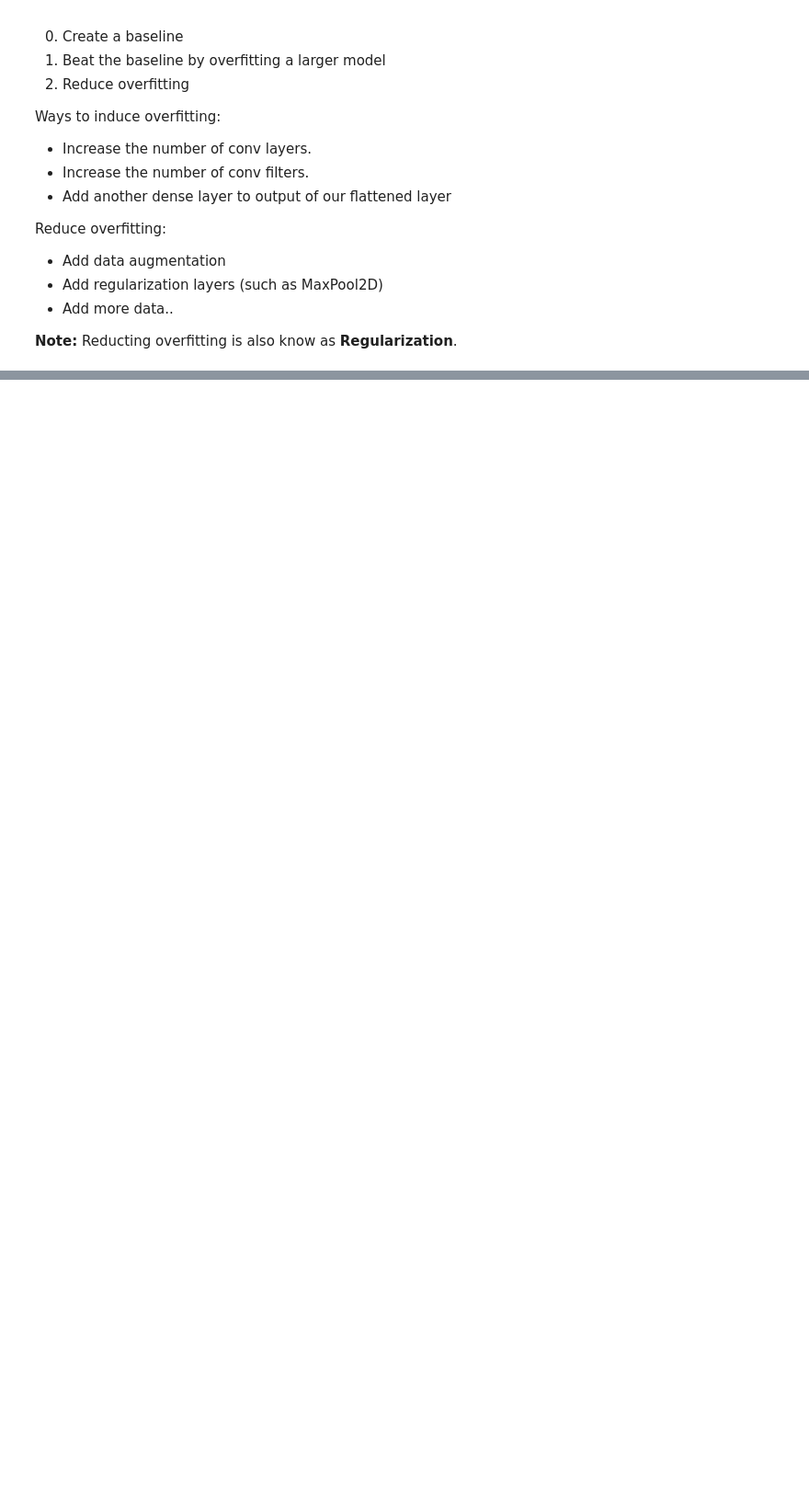
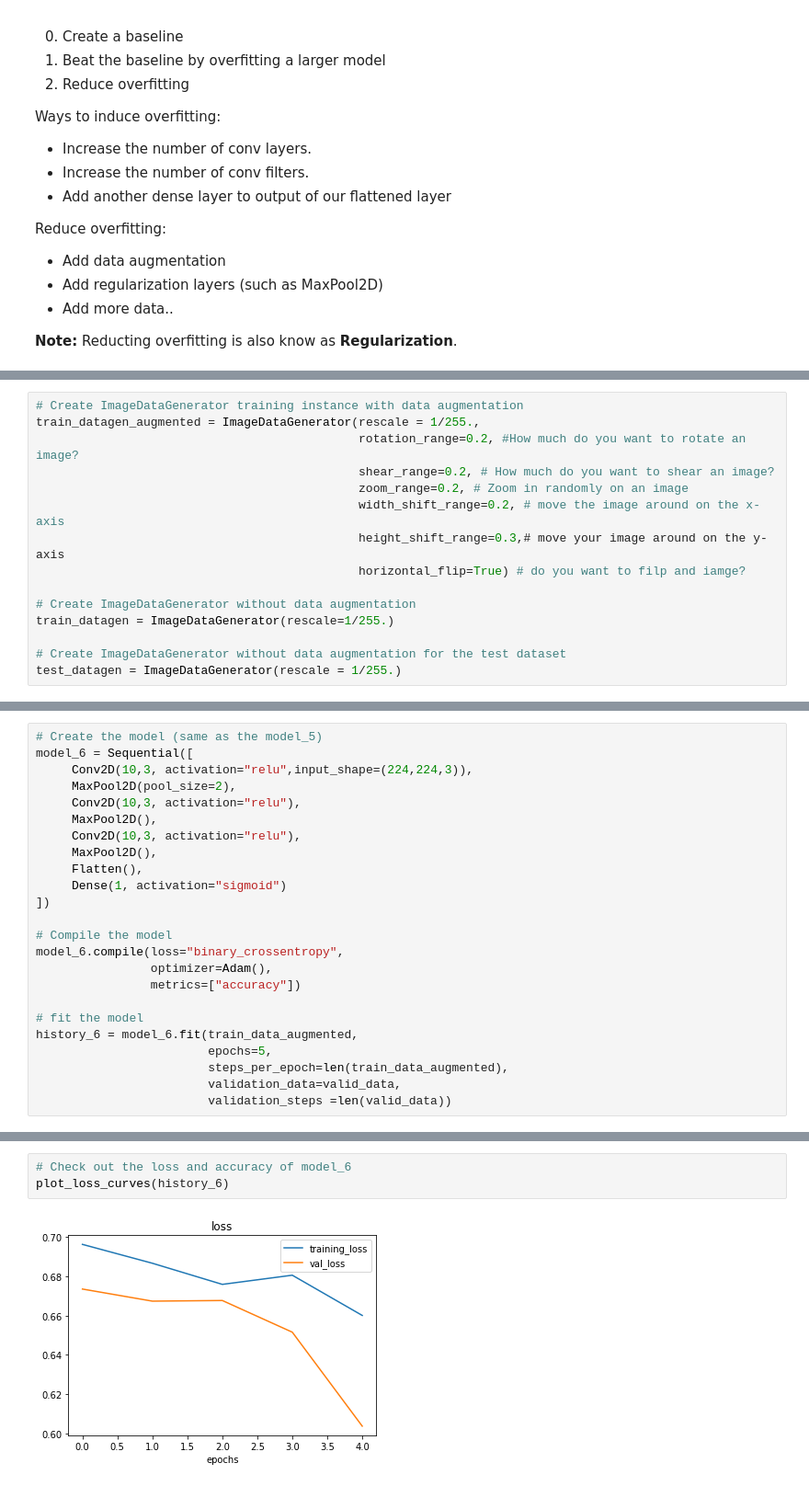
Before and after one commit to vortexash/Tensorflow-Developer, a Jupyter notebook: 03_introduction_to_computer_vision_with_tensorflow_video.ipynb, the cells around one changed output, grey strips where cells are left out. Shown at 92% size. Drawn from its saved outputs; the diff is of its cells as text; blank space fills up the shorter version.

```diff
--- a/03_introduction_to_computer_vision_with_tensorflow_video.ipynb
+++ b/03_introduction_to_computer_vision_with_tensorflow_video.ipynb
@@ -759,0 +762,15 @@ plot_loss_curves(history_5)
+# %%
+# Create ImageDataGenerator training instance with data augmentation
+train_datagen_augmented = ImageDataGenerator(rescale = 1/255.,
+                                             rotation_range=0.2, #How much do you want to rotate an image?
+                                             shear_range=0.2, # How much do you want to shear an image?
+                                             zoom_range=0.2, # Zoom in randomly on an image
+                                             width_shift_range=0.2, # move the image around on the x-axis
+                                             height_shift_range=0.3,# move your image around on the y-axis
+                                             horizontal_flip=True) # do you want to filp and iamge?
+
+# Create ImageDataGenerator without data augmentation
+train_datagen = ImageDataGenerator(rescale=1/255.)
+
+# Create ImageDataGenerator without data augmentation for the test dataset
+test_datagen = ImageDataGenerator(rescale = 1/255.)
@@ -759,0 +841,24 @@ plot_loss_curves(history_5)
+# %%
+# Create the model (same as the model_5)
+model_6 = Sequential([
+     Conv2D(10,3, activation="relu",input_shape=(224,224,3)),
+     MaxPool2D(pool_size=2),
+     Conv2D(10,3, activation="relu"),
+     MaxPool2D(),
+     Conv2D(10,3, activation="relu"),
+     MaxPool2D(),
+     Flatten(),
+     Dense(1, activation="sigmoid")
+])
+
+# Compile the model
+model_6.compile(loss="binary_crossentropy",
+                optimizer=Adam(),
+                metrics=["accuracy"])
+
+# fit the model
+history_6 = model_6.fit(train_data_augmented,
+                        epochs=5,
+                        steps_per_epoch=len(train_data_augmented),
+                        validation_data=valid_data,
+                        validation_steps =len(valid_data))
@@ -759,0 +876,5 @@ plot_loss_curves(history_5)
+# %%
+# Check out the loss and accuracy of model_6
+plot_loss_curves(history_6)
+# %% [output]
+[figure, added]
```
Also changed, not shown: parts of 24 cells of this notebook.
